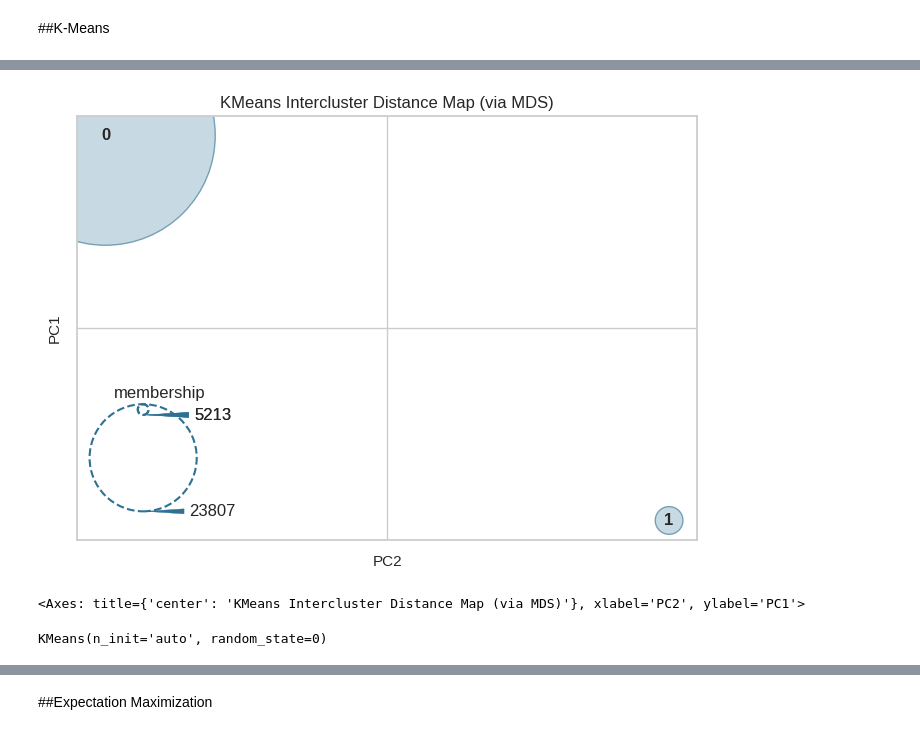
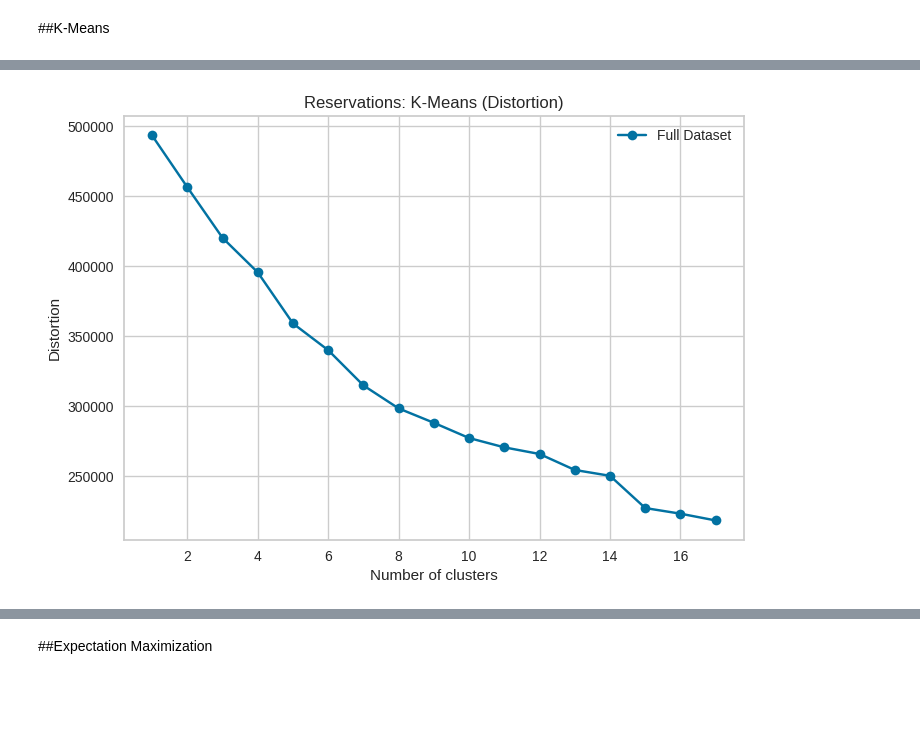
Before and after one commit to naralakamsani/unsupervised_learning, a Jupyter notebook: reservation_retention_unsupervised.ipynb, the cells around one changed output, grey strips where cells are left out. Cells and saved outputs as stored; diff of their text form; code cells hidden in the pictures; blank space fills up the shorter version.

```diff
--- a/reservation_retention_unsupervised.ipynb
+++ b/reservation_retention_unsupervised.ipynb
@@ -189,11 +174,4 @@ def plot_km(title, x, k_range=range(2,10)):
 
   return plt
-# %%
-def plot_km(x, k=(2,10), metric='distortion', locate_elbow=True):
-  km_model = KMeans(n_clusters=8, n_init='auto', random_state=0)
-  km_visualizer = KElbowVisualizer(km_model, k=k,  metric=metric, locate_elbow=locate_elbow)
-  km_visualizer.fit(x)
-
-  return km_visualizer
 # %% [markdown]
 ## Expectation Maximization
@@ -317,13 +399,0 @@ km_visual_silhouette.show()
-# %%
-km_model = KMeans(n_clusters=2, n_init='auto', random_state=0)
-km_visual_intercluster = InterclusterDistance(km_model, random_state=0)
-km_visual_intercluster.fit(x_train)
-km_visual_intercluster.show()
-# %% [output]
-[figure, removed]
-<Axes: title={'center': 'KMeans Intercluster Distance Map (via MDS)'}, xlabel='PC2', ylabel='PC1'>
-# %%
-km_model = KMeans(n_clusters=8, n_init='auto', random_state=0)
-km_model.fit(x_train)
-# %% [output]
-KMeans(n_init='auto', random_state=0)
@@ -331,0 +400,5 @@ y_pred = km_model.predict(x_train)
+# %%
+plot_km("Reservations: K-Means (Distortion)", [x_train], ["Full Dataset"], k_range=range(1,18), metric="Distortion")
+plt.show()
+# %% [output]
+[figure, added]
```
Also changed, not shown: parts of 114 cells of this notebook.
